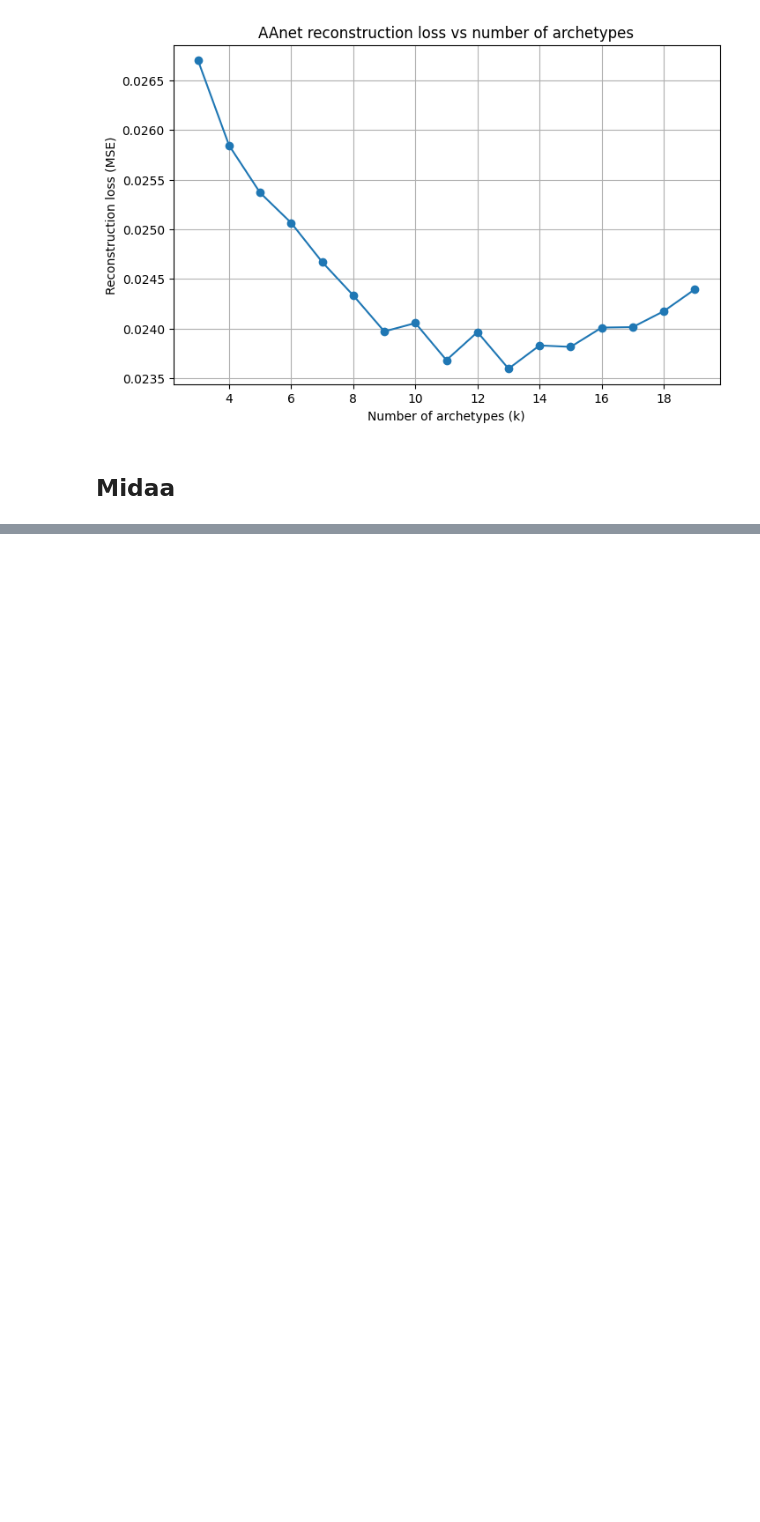
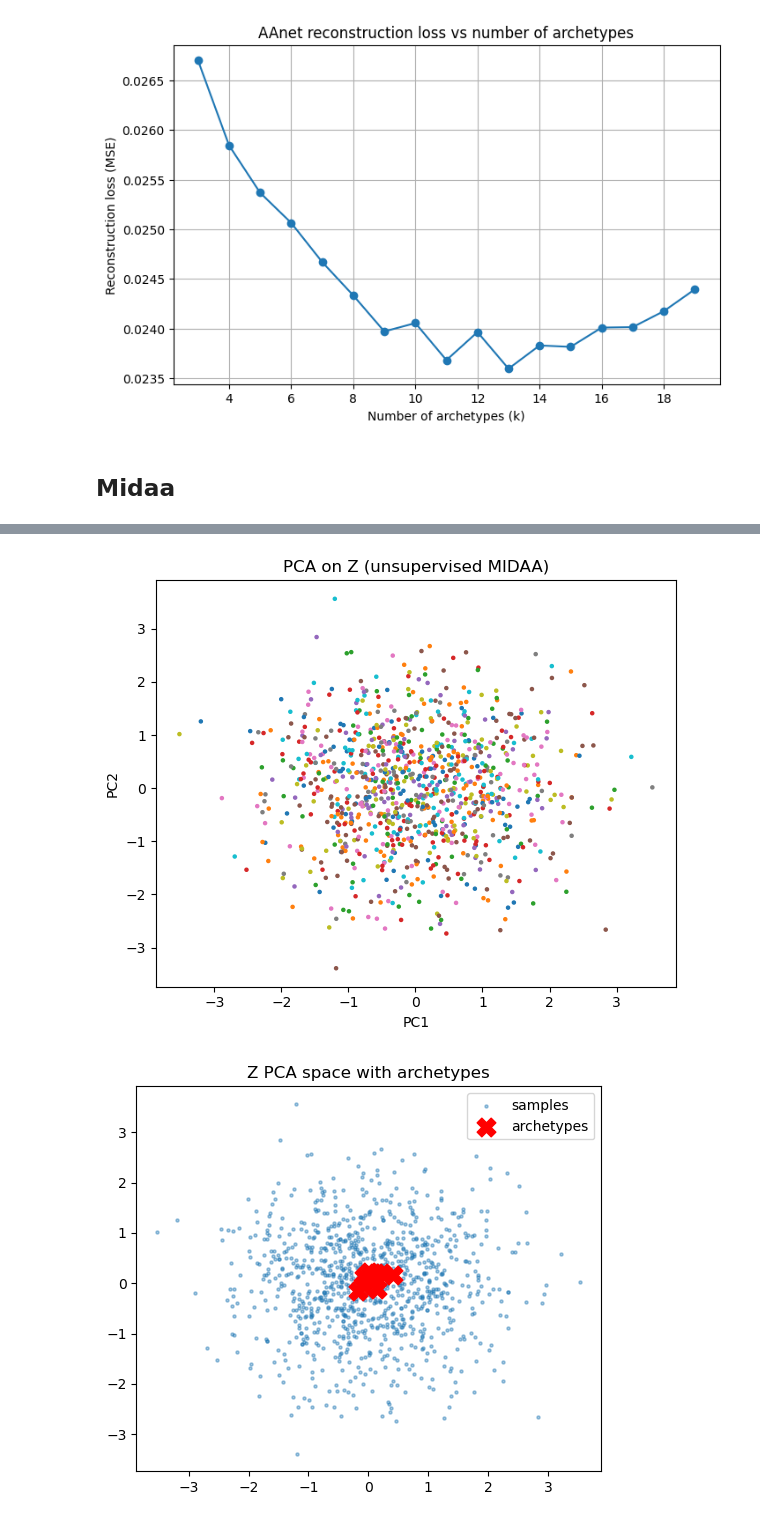
Before and after one commit to Emmsiiii/Deep-Learning-deep_archetypal_analysis, a Jupyter notebook: Project_final.ipynb, the cells around one changed output, grey strips where cells are left out. Saved outputs shown, nothing was run; the diff lists cells and outputs as text; code cells hidden in the pictures; blank space fills up the shorter version.

Commit message:
Add MIDAA results to Project_final.ipynb

```diff
--- a/Project_final.ipynb
+++ b/Project_final.ipynb
@@ -843,0 +1258,78 @@ plt.show()
+# %%
+# ============================================
+# LATENT SPACE ANALYSIS (PCA, UMAP, A, S, DISTANCES)
+# ============================================
+
+# GET VARIABLES
+Z = res_unsup["inferred_quantities"]["Z"]
+A = res_unsup["inferred_quantities"]["archetypes_inferred"]
+S = res_unsup["inferred_quantities"]["S_inferred"] if "S_inferred" in res_unsup["inferred_quantities"] else None
+
+labels = adata.obs["label"].astype(int).values
+K = A.shape[0]
+
+print("Z shape:", Z.shape)
+print("A shape:", A.shape)
+print("S:", "found" if S is not None else "NOT present in this MIDAA version")
+
+
+# ============================================
+# PCA ON Z
+# ============================================
+# Simulate loading of the Z and labels with mismatched shape
+Z = np.random.randn(1000, 9)        # e.g. latent representations
+labels = np.random.randint(0, 10, size=5000)  # Incorrect shape: should be 1000
+
+# Correct the mismatch by trimming labels to match Z
+labels = labels[:Z.shape[0]]  # Now both are (1000,)
+
+# Perform PCA
+pca = PCA(n_components=2)
+Z_pca = pca.fit_transform(Z)
+
+# Create scatter plot
+plt.figure(figsize=(6, 5))
+plt.scatter(Z_pca[:, 0], Z_pca[:, 1], s=5, c=labels, cmap="tab10")
+plt.title("PCA on Z (unsupervised MIDAA)")
+plt.xlabel("PC1")
+plt.ylabel("PC2")
+plt.tight_layout()
+plt_path = "Z_pca_fixed.png"
+plt.savefig(plt_path)
+plt_path
+
+# ============================================
+# 6) Z-SPACE W ARCHETYPES MARKED
+# ============================================
+
+plt.figure(figsize=(6,5))
+plt.scatter(Z_pca[:,0], Z_pca[:,1], s=5, alpha=0.4)
+plt.scatter(pca.transform(A)[:,0], pca.transform(A)[:,1], s=180, marker="X", c="red")
+plt.title("Z PCA space with archetypes")
+plt.legend(["samples", "archetypes"])
+plt.show()
+
+wandb.log({"Z_PCA_with_archetypes": wandb.Image(plt.gcf())})
+
+
+# ============================================
+# 7) SIMPLEX PLOT IN PCA-SPACE
+# ============================================
+
+plt.figure(figsize=(6,5))
+plt.scatter(Z_pca[:,0], Z_pca[:,1], s=5, c=labels, cmap="tab10", alpha=0.5)
+
+# tegn linjer mellem archetypes
+A_pca = pca.transform(A)
+for i in range(K):
+    for j in range(i+1, K):
+        plt.plot([A_pca[i,0], A_pca[j,0]],
+                 [A_pca[i,1], A_pca[j,1]],
+                 "k--", alpha=0.3)
+
+plt.scatter(A_pca[:,0], A_pca[:,1], s=200, marker="X", c="black")
+plt.title("Simplex structure in PCA space")
+plt.show()
+
+wandb.log({"simplex_in_PCA": wandb.Image(plt.gcf())})
+# %% [output]
@@ -843,0 +1339,2 @@ plt.show()
+[figure, added]
+[figure, added]
```
Also changed, not shown: parts of 14 cells of this notebook, 52 other files.
